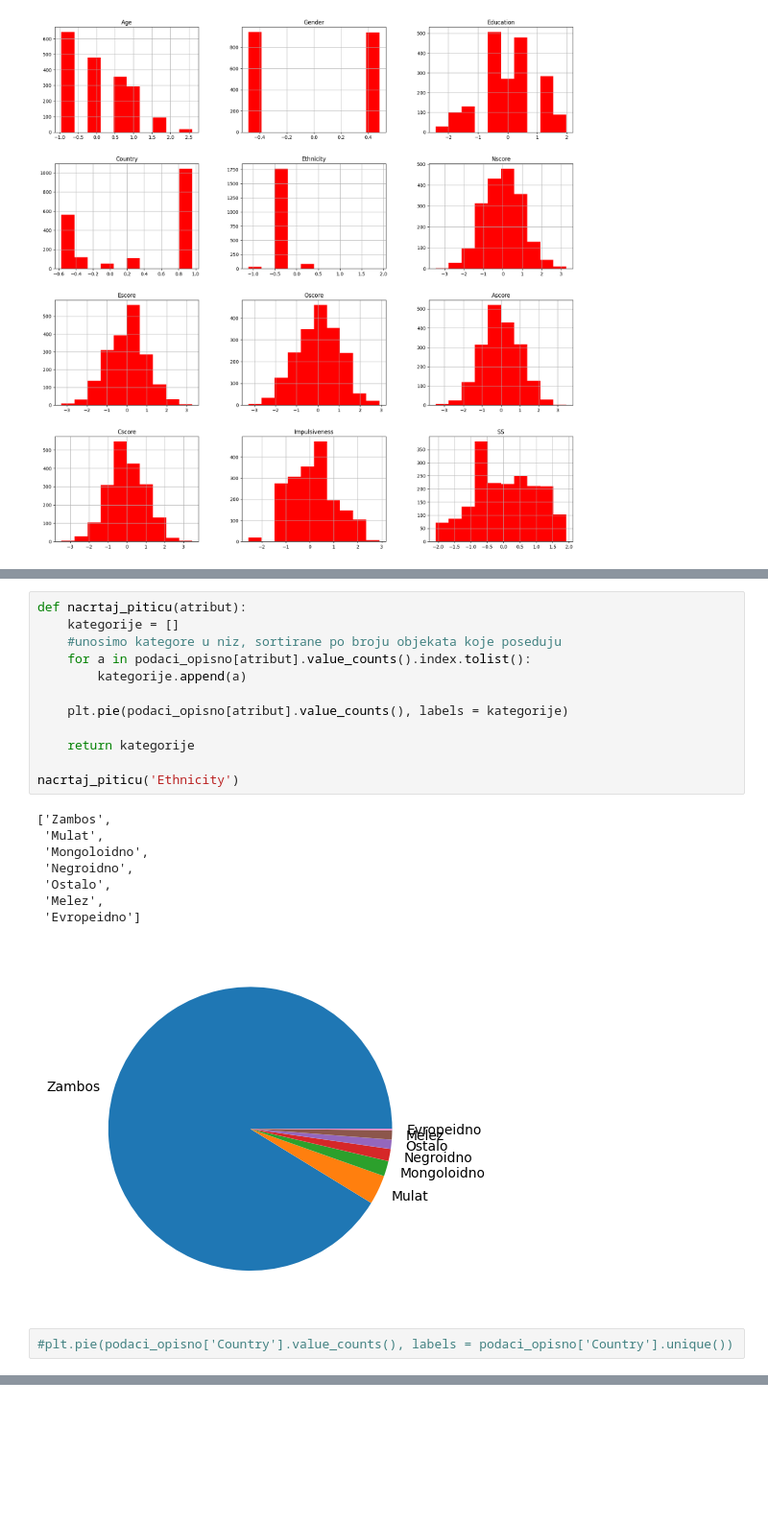
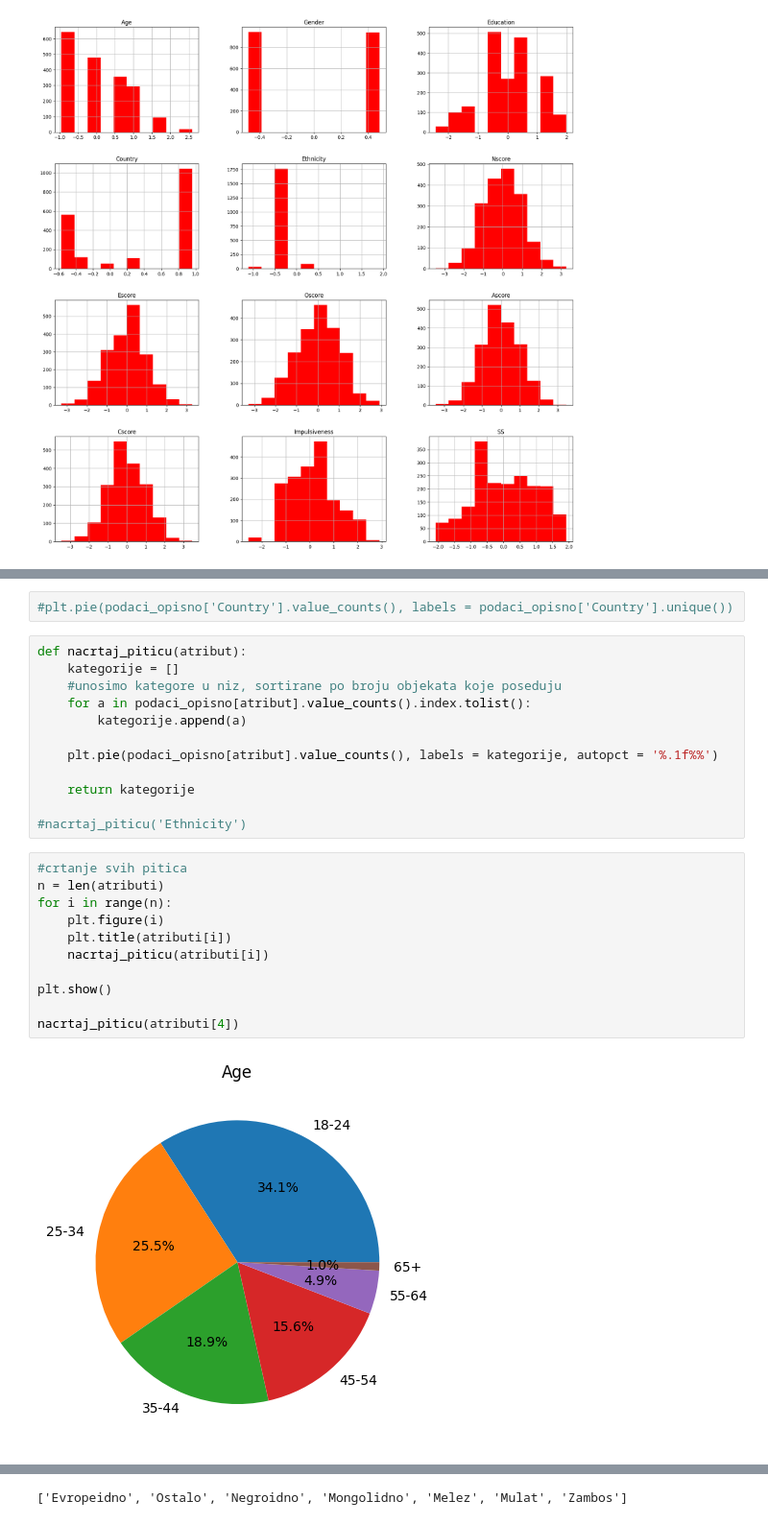
Before and after one commit to MATF-istrazivanje-podataka-1/2023_Data_Mining_Drugs_consumption_Dataset, a Jupyter notebook: Drug consumption.ipynb, the cells around one changed output, grey strips where cells are left out. Shown at 96% size. Cells and saved outputs as stored; diff of their text form; blank space fills up the shorter version.

```diff
--- a/Drug consumption.ipynb
+++ b/Drug consumption.ipynb
@@ -330,3 +314,5 @@ CAN
+# %%
+#plt.pie(podaci_opisno['Country'].value_counts(), labels = podaci_opisno['Country'].unique())
 # %%
 def nacrtaj_piticu(atribut):
     kategorije = []
@@ -334,19 +320,21 @@ def nacrtaj_piticu(atribut):
     for a in podaci_opisno[atribut].value_counts().index.tolist():
         kategorije.append(a)
 
-    plt.pie(podaci_opisno[atribut].value_counts(), labels = kategorije)
+    plt.pie(podaci_opisno[atribut].value_counts(), labels = kategorije, autopct = '%.1f%%')
 
     return kategorije
 
-nacrtaj_piticu('Ethnicity')
+#nacrtaj_piticu('Ethnicity')
-# %% [output]
-['Zambos',
- 'Mulat',
- 'Mongoloidno',
- 'Negroidno',
- 'Ostalo',
- 'Melez',
- 'Evropeidno']
-[figure, removed]
 # %%
-#plt.pie(podaci_opisno['Country'].value_counts(), labels = podaci_opisno['Country'].unique())
+#crtanje svih pitica
+n = len(atributi)
+for i in range(n):
+    plt.figure(i)
+    plt.title(atributi[i])
+    nacrtaj_piticu(atributi[i])
+
+plt.show()
+
+nacrtaj_piticu(atributi[4])
+# %% [output]
+[figure, added]
@@ -352,0 +352 @@ nacrtaj_piticu('Ethnicity')
+['Evropeidno', 'Ostalo', 'Negroidno', 'Mongolidno', 'Melez', 'Mulat', 'Zambos']
```
Also changed, not shown: parts of 14 cells of this notebook.
